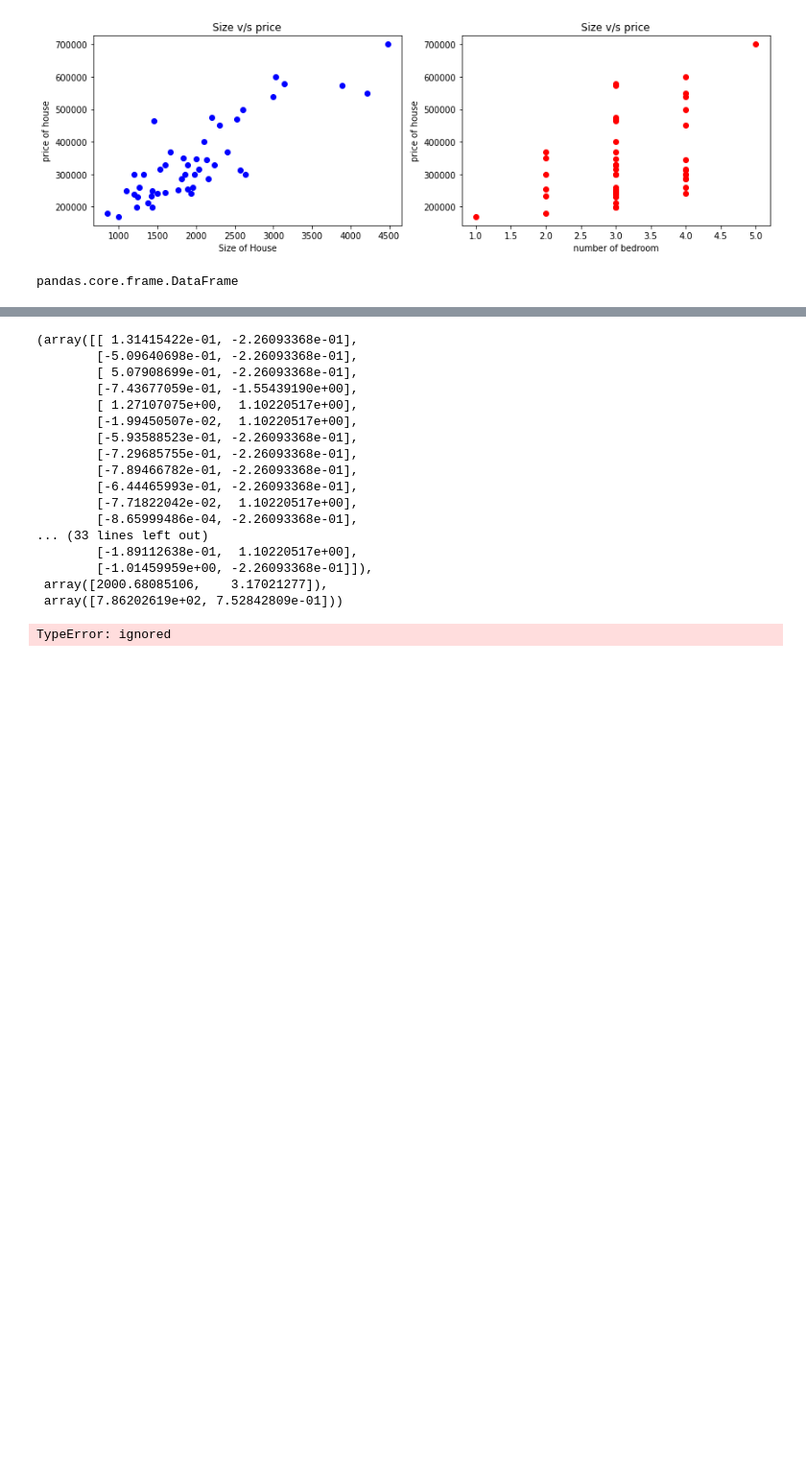
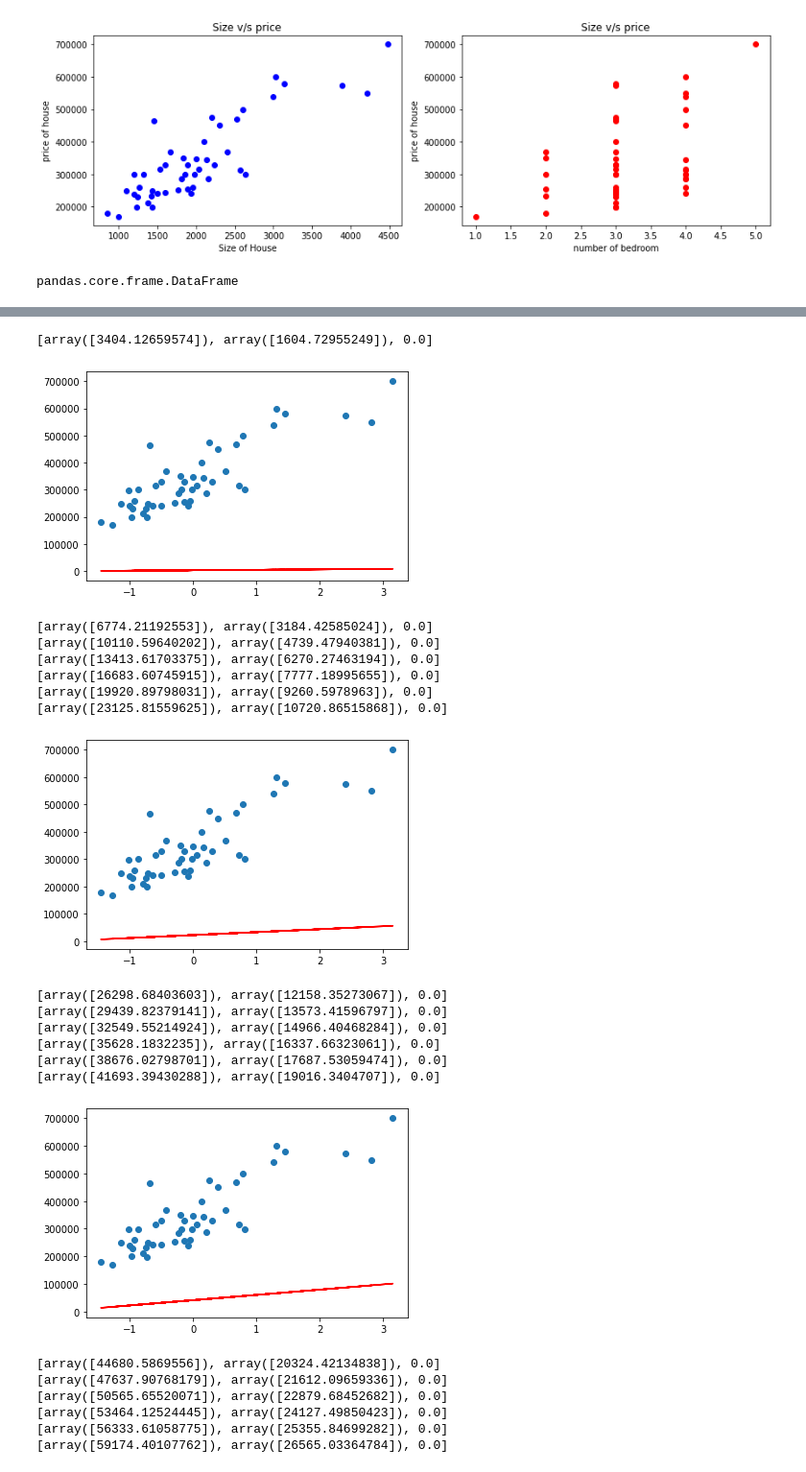
Before and after one commit to Meet200/Machine_Learning-, a Jupyter notebook: Multiple_varible_regression.ipynb, the cells around one changed output, grey strips where cells are left out. Shown at 96% size. Saved outputs shown, nothing was run; the diff lists cells and outputs as text; code cells hidden in the pictures; blank space fills up the shorter version.

```diff
--- a/Multiple_varible_regression.ipynb
+++ b/Multiple_varible_regression.ipynb
@@ -142,7 +144,7 @@ type(dataset)
 # %% [output]
 pandas.core.frame.DataFrame
 # %%
-data=dataset.values    # dataframe to array
+data = dataset.values       #dataFrames to array
 n = len(data[:,-1])
-x=data[:,0:2].reshape(n,2)
-x_norm = feature_normalization(x)
+X=data[:,0:2].reshape(n,2)
+X_norm,mean,std = feature_normalization(X)
@@ -201,9 +160,9 @@ def hypothesis(theta_array,x1,x2):  #theta_array =[theta_array[0],theta_araay[1]
 # %%
-def cost_function(theta_array, x1_value,x2_value, y_value, m):
-    # This function returns our cost function value at particular theta values
-    total_error = 0
+def cost_function(theta_array,x1,x2,y,m):   #x and y are list of observation.
+    total_error = 0     #accumulate all the error
     for i in range(m):
-        total_error += (theta_array[0] + theta_array[1]*x1_value[i]+ theta_array[2]*x2_value[i] - y_value[i])**2
+        total_error+=(theta_array[0]+theta_array[1]*x1[i]+theta_array[2]*x2[i] - y[i])**2
+
     return total_error/(2*m)
 # %%
 def gradient_descent(theta_array,x1,x2,y,alpha,m):
@@ -214,7 +173,7 @@ def gradient_descent(theta_array,x1,x2,y,alpha,m):
     for i in range(m):
         summation_theta0+=((theta_array[0]+theta_array[1]*x1[i]+theta_array[2]*x2[i]) - y[i])
         summation_theta1+=(((theta_array[0]+theta_array[1]*x1[i]+theta_array[2]*x2[i]) - y[i])*x1[i])
-        summation_theta2+=(((theta_array[0]+theta_array[1]*x1[i]+theta_array[2]*x2[i]) - y[i])*x2[i])
+        summation_theta1+=(((theta_array[0]+theta_array[1]*x1[i]+theta_array[2]*x2[i]) - y[i])*x2[i])
 
     new_theta0 = theta_array[0]-alpha*(summation_theta0/m)
     new_theta1 = theta_array[1]-alpha*(summation_theta1/m)
@@ -235,7 +194,7 @@ def training(x1,x2,y,alpha,iters):
     for i in range(iters):
         theta_array = gradient_descent(theta_array,x1,x2,y,alpha,m)     #taking the new theta's
         cost_function_values.append(cost_function(theta_array,x1,x2,y,m))   #taking all the cost function values and storing
-        if(i%5==0):
+        if(i%6==0):
             y_new=x2*theta_array[2]+x1*theta_array[1]+theta_array[0]       #linear regression line
             plt.plot(x1,y_new,'r')
             plt.scatter(x1,y)
@@ -247,4 +206,5 @@ def training(x1,x2,y,alpha,iters):
     plt.ylabel("Cost/loss values")
     plt.title("cost Function curve")
     plt.show()
+
     return theta_array
@@ -271,24 +211,25 @@ array([[399900],
-# %%
-x_norm
-# %% [output]
-(array([[ 1.31415422e-01, -2.26093368e-01],
-        [-5.09640698e-01, -2.26093368e-01],
-        [ 5.07908699e-01, -2.26093368e-01],
-        [-7.43677059e-01, -1.55439190e+00],
-        [ 1.27107075e+00,  1.10220517e+00],
-        [-1.99450507e-02,  1.10220517e+00],
-        [-5.93588523e-01, -2.26093368e-01],
-        [-7.29685755e-01, -2.26093368e-01],
-        [-7.89466782e-01, -2.26093368e-01],
-        [-6.44465993e-01, -2.26093368e-01],
-        [-7.71822042e-02,  1.10220517e+00],
-        [-8.65999486e-04, -2.26093368e-01],
-... (33 lines left out)
-        [-1.89112638e-01,  1.10220517e+00],
-        [-1.01459959e+00, -2.26093368e-01]]),
- array([2000.68085106,    3.17021277]),
- array([7.86202619e+02, 7.52842809e-01]))
 # %%
-theta_array=training(x_norm[:,0:1],x_norm[:,1:2],Y,0.01,500)
+theta_array = training(X_norm[:,0:1],X_norm[:,1:2],Y,0.01,500)
 # %% [output]
-TypeError: ignored
+[array([3404.12659574]), array([1604.72955249]), 0.0]
+[figure, added]
+[array([6774.21192553]), array([3184.42585024]), 0.0]
+[array([10110.59640202]), array([4739.47940381]), 0.0]
+[array([13413.61703375]), array([6270.27463194]), 0.0]
+[array([16683.60745915]), array([7777.18995655]), 0.0]
+[array([19920.89798031]), array([9260.5978963]), 0.0]
+[array([23125.81559625]), array([10720.86515868]), 0.0]
+[figure, added]
+[array([26298.68403603]), array([12158.35273067]), 0.0]
+[array([29439.82379141]), array([13573.41596797]), 0.0]
+[array([32549.55214924]), array([14966.40468284]), 0.0]
+[array([35628.1832235]), array([16337.66323061]), 0.0]
+[array([38676.02798701]), array([17687.53059474]), 0.0]
+[array([41693.39430288]), array([19016.3404707]), 0.0]
+[figure, added]
+[array([44680.5869556]), array([20324.42134838]), 0.0]
+[array([47637.90768179]), array([21612.09659336]), 0.0]
+[array([50565.65520071]), array([22879.68452682]), 0.0]
+[array([53464.12524445]), array([24127.49850423]), 0.0]
+[array([56333.61058775]), array([25355.84699282]), 0.0]
+[array([59174.40107762]), array([26565.03364784]), 0.0]
```
Also changed, not shown: parts of 12 cells of this notebook.
